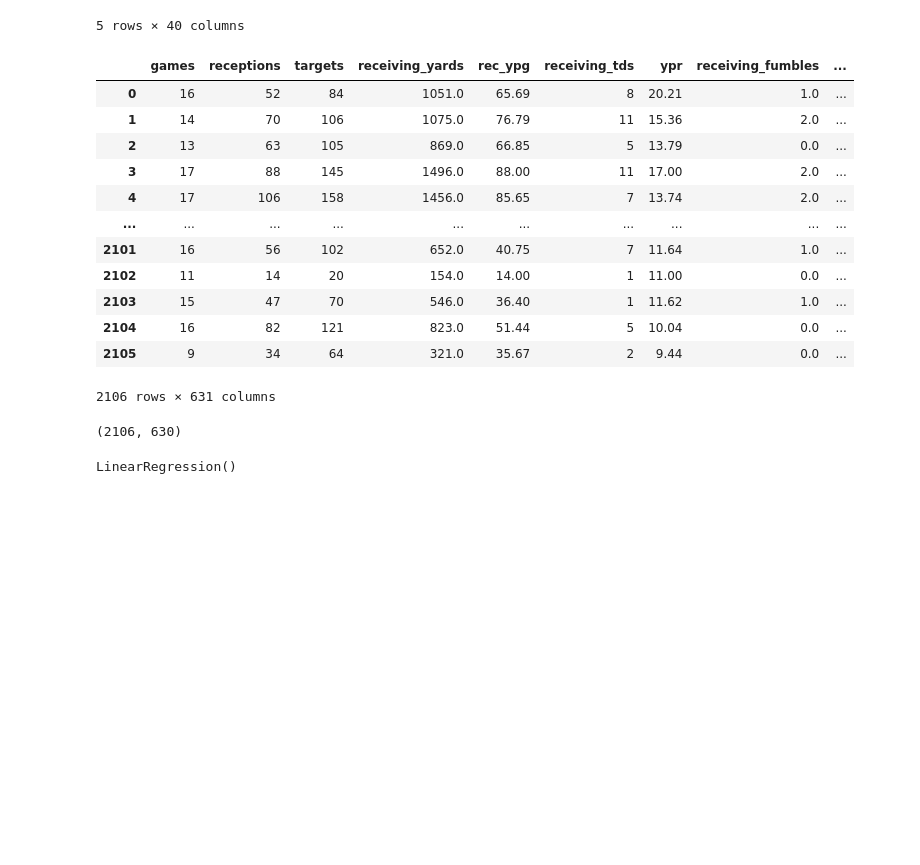
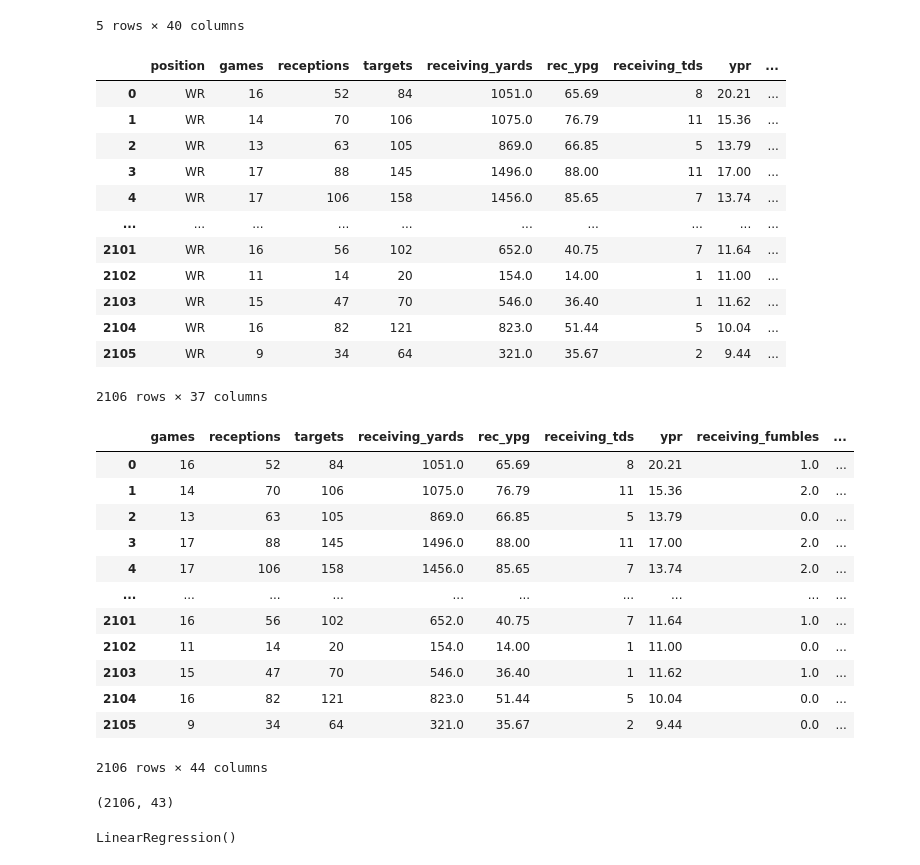
Before and after one commit to nmrodio/NFL_Fantasy_Football, a Jupyter notebook: nfl_fantasy_football_model.ipynb, the cells around one changed output. Cells and saved outputs as stored; diff of their text form; code cells hidden in the pictures; blank space fills up the shorter version.

```diff
--- a/nfl_fantasy_football_model.ipynb
+++ b/nfl_fantasy_football_model.ipynb
@@ -17,6 +18,23 @@ data.head()
 | 3 | A.J. Brown | PHI | WR | 17 | 88 | 145 | 1496.0 | 88.00 | 11 | ... |
 | 4 | A.J. Brown | PHI | WR | 17 | 106 | 158 | 1456.0 | 85.65 | 7 | ... |
 5 rows × 40 columns
+# %%
+data = data.drop(columns = ['name', 'team', 'stadium_name'])
+data
+# %% [output]
+|  | position | games | receptions | targets | receiving_yards | rec_ypg | receiving_tds | ypr | ... |
+| 0 | WR | 16 | 52 | 84 | 1051.0 | 65.69 | 8 | 20.21 | ... |
+| 1 | WR | 14 | 70 | 106 | 1075.0 | 76.79 | 11 | 15.36 | ... |
+| 2 | WR | 13 | 63 | 105 | 869.0 | 66.85 | 5 | 13.79 | ... |
+| 3 | WR | 17 | 88 | 145 | 1496.0 | 88.00 | 11 | 17.00 | ... |
+| 4 | WR | 17 | 106 | 158 | 1456.0 | 85.65 | 7 | 13.74 | ... |
+| ... | ... | ... | ... | ... | ... | ... | ... | ... | ... |
+| 2101 | WR | 16 | 56 | 102 | 652.0 | 40.75 | 7 | 11.64 | ... |
+| 2102 | WR | 11 | 14 | 20 | 154.0 | 14.00 | 1 | 11.00 | ... |
+| 2103 | WR | 15 | 47 | 70 | 546.0 | 36.40 | 1 | 11.62 | ... |
+| 2104 | WR | 16 | 82 | 121 | 823.0 | 51.44 | 5 | 10.04 | ... |
+| 2105 | WR | 9 | 34 | 64 | 321.0 | 35.67 | 2 | 9.44 | ... |
+2106 rows × 37 columns
 # %%
 # Encoding categorical columns for model
 encoded_data = pd.get_dummies(data)
@@ -34,7 +52,7 @@ encoded_data
 | 2103 | 15 | 47 | 70 | 546.0 | 36.40 | 1 | 11.62 | 1.0 | ... |
 | 2104 | 16 | 82 | 121 | 823.0 | 51.44 | 5 | 10.04 | 0.0 | ... |
 | 2105 | 9 | 34 | 64 | 321.0 | 35.67 | 2 | 9.44 | 0.0 | ... |
-2106 rows × 631 columns
+2106 rows × 44 columns
 # %%
 # Defining y (target variable)
 y = encoded_data['fantasy_points_ppr']
@@ -44,7 +62,7 @@ X = encoded_data.drop(columns = 'fantasy_points_ppr')
 
 X.shape
 # %% [output]
-(2106, 630)
+(2106, 43)
 # %%
 # Spliting model into training and testing data
 X_train, X_test, y_train, y_test = train_test_split(X,
```
Also changed, not shown: parts of 12 cells of this notebook.
